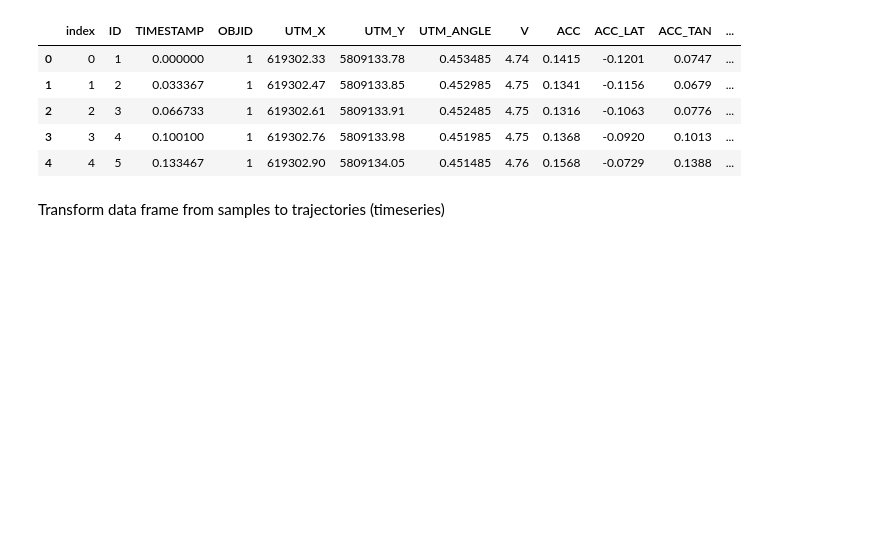
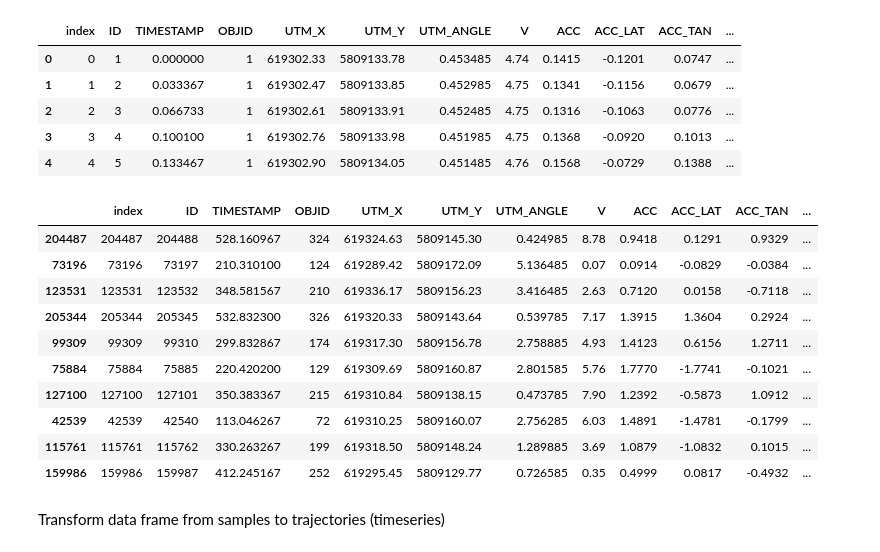
Before and after one commit to kopytjuk/opendd-analysis, a Jupyter notebook: notebooks/Distance Analysis.ipynb, the cells around one changed output. Saved outputs shown, nothing was run; the diff lists cells and outputs as text; code cells hidden in the pictures; blank space fills up the shorter version.

```diff
--- a/notebooks/Distance Analysis.ipynb
+++ b/notebooks/Distance Analysis.ipynb
@@ -262,6 +267,20 @@ df.head()
 | 4 | 4 | 5 | 0.133467 | 1 | 619302.90 | 5809134.05 | 0.451485 | 4.76 | 0.1568 | -0.0729 | 0.1388 | ... |
 # %%
 df = df[df["table"] == "rdb1_1"]
+# %%
+df.sample(10)
+# %% [output]
+|  | index | ID | TIMESTAMP | OBJID | UTM_X | UTM_Y | UTM_ANGLE | V | ACC | ACC_LAT | ACC_TAN | ... |
+| 204487 | 204487 | 204488 | 528.160967 | 324 | 619324.63 | 5809145.30 | 0.424985 | 8.78 | 0.9418 | 0.1291 | 0.9329 | ... |
+| 73196 | 73196 | 73197 | 210.310100 | 124 | 619289.42 | 5809172.09 | 5.136485 | 0.07 | 0.0914 | -0.0829 | -0.0384 | ... |
+| 123531 | 123531 | 123532 | 348.581567 | 210 | 619336.17 | 5809156.23 | 3.416485 | 2.63 | 0.7120 | 0.0158 | -0.7118 | ... |
+| 205344 | 205344 | 205345 | 532.832300 | 326 | 619320.33 | 5809143.64 | 0.539785 | 7.17 | 1.3915 | 1.3604 | 0.2924 | ... |
+| 99309 | 99309 | 99310 | 299.832867 | 174 | 619317.30 | 5809156.78 | 2.758885 | 4.93 | 1.4123 | 0.6156 | 1.2711 | ... |
+| 75884 | 75884 | 75885 | 220.420200 | 129 | 619309.69 | 5809160.87 | 2.801585 | 5.76 | 1.7770 | -1.7741 | -0.1021 | ... |
+| 127100 | 127100 | 127101 | 350.383367 | 215 | 619310.84 | 5809138.15 | 0.473785 | 7.90 | 1.2392 | -0.5873 | 1.0912 | ... |
+| 42539 | 42539 | 42540 | 113.046267 | 72 | 619310.25 | 5809160.07 | 2.756285 | 6.03 | 1.4891 | -1.4781 | -0.1799 | ... |
+| 115761 | 115761 | 115762 | 330.263267 | 199 | 619318.50 | 5809148.24 | 1.289885 | 3.69 | 1.0879 | -1.0832 | 0.1015 | ... |
+| 159986 | 159986 | 159987 | 412.245167 | 252 | 619295.45 | 5809129.77 | 0.726585 | 0.35 | 0.4999 | 0.0817 | -0.4932 | ... |
 # %%
 gdf_traces = transform_df_to_trajectory_gdf(df)
 # %%
```
Also changed, not shown: parts of 13 cells of this notebook, 1 other file.
